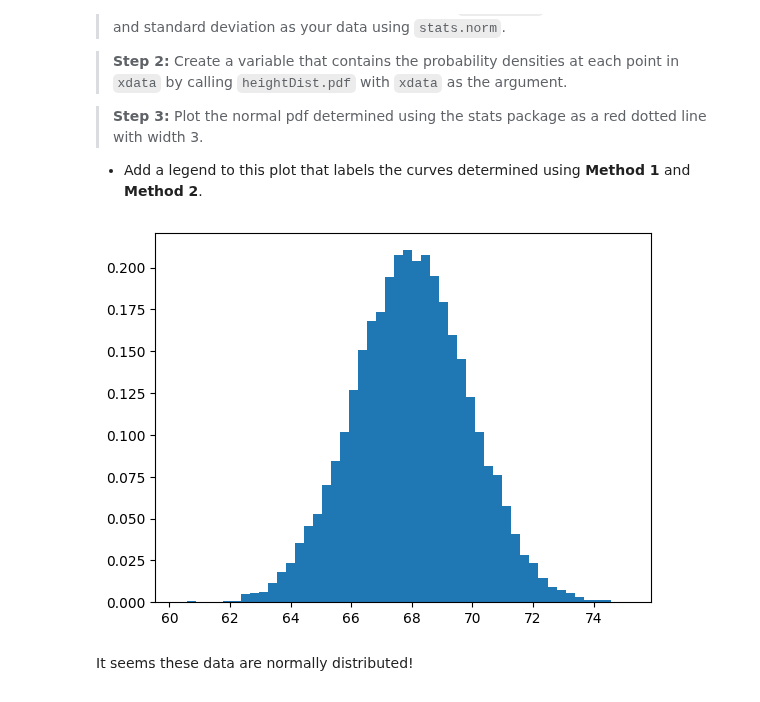
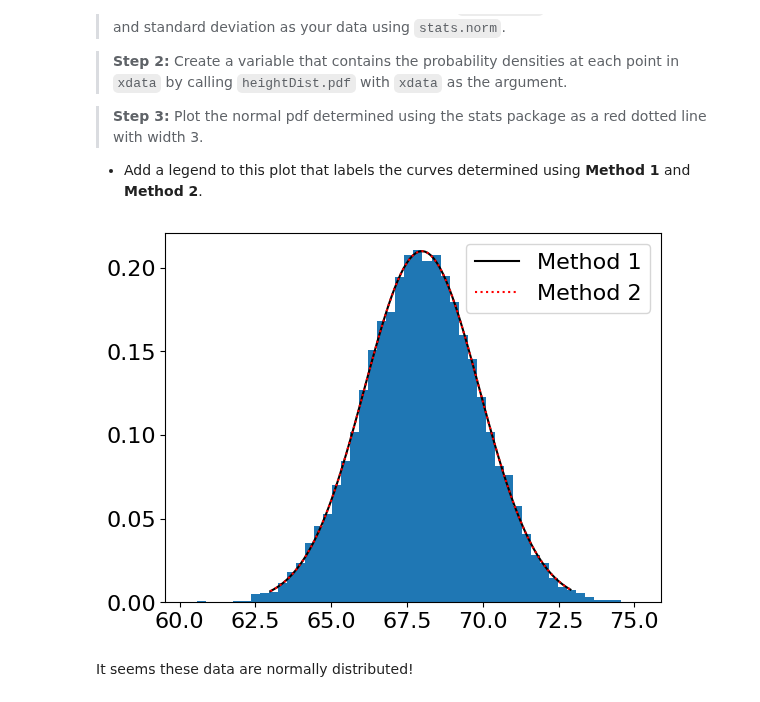
Before and after one commit to Urvi-M/BE559, a Jupyter notebook: Homework1_part1_v1.ipynb, the cells around one changed output. Saved outputs shown, nothing was run; the diff lists cells and outputs as text; code cells hidden in the pictures.

```diff
--- a/Homework1_part1_v1.ipynb
+++ b/Homework1_part1_v1.ipynb
@@ -63,6 +63,8 @@ HeightsAndWeights = np.genfromtxt('https://raw.githubusercontent.com/BU-BME-Data
 #HeightsAndWeights
 heights = HeightsAndWeights[:,1]
 weights = HeightsAndWeights[:,2]
+meanHeight = np.mean(heights)
+stdHeight = np.std(heights)
 # %% [markdown]
 ---
 ## Part 5 (2 points)
@@ -100,6 +102,7 @@ Your plots should look like the ones below:
 # %%
 fig, axs = plt.subplots(1, 3)
 fig.set_size_inches(16, 4)
+plt.rcParams.update({'font.size': 16})
 axs[0].hist(heights, bins = 50)
 axs[1].hist(weights, bins = 50)
 axs[2].scatter(heights,weights, color = 'black', alpha = 0.1)
@@ -135,15 +138,19 @@ $ P(x,\mu,\sigma) = \frac{1}{\sigma\sqrt{2\pi}} e^{(-\frac{{(x - \mu)}^{2}}{2\si
 
 *    Add a legend to this plot that labels the curves determined using **Method 1** and **Method 2**.
 # %%
-plt.hist(heights, bins=50,density = True)
-xdata =np.arange(-5,5,0.1)
-Method_1 = (1/(np.sqrt(2*np.pi)*np.std(xdata)))*np.exp(- ((xdata-np.mean(xdata))**2)/(2*np.std(xdata)**2))
-# plt.plot(Method_1,color= 'k')
-# plt.legend("Method 1")
-# plt.show()
-Method_2 = stats.norm
+plt.hist(heights,bins =50,density = True)
+xdata =np.arange(meanHeight-5,meanHeight+5,0.1)
+Method_1 = (1/(np.sqrt(2*np.pi)*stdHeight))*np.exp(- ((xdata-meanHeight)**2)/(2*stdHeight**2))
+
+heightDist = stats.norm(loc = meanHeight,scale = stdHeight)
+Method_2= heightDist.pdf(xdata)
+#print(Method_2)
+plt.plot(xdata,Method_1,color= 'k')
+plt.plot(xdata,Method_2,color= 'r', linestyle='dotted')
+plt.legend(["Method 1","Method 2"])
+plt.show()
 # %% [output]
-[figure, old version]
+[figure, new version]
 # %% [markdown]
 It seems these data are normally distributed!
 # %% [markdown]
```
Also changed, not shown: parts of 10 cells of this notebook.
